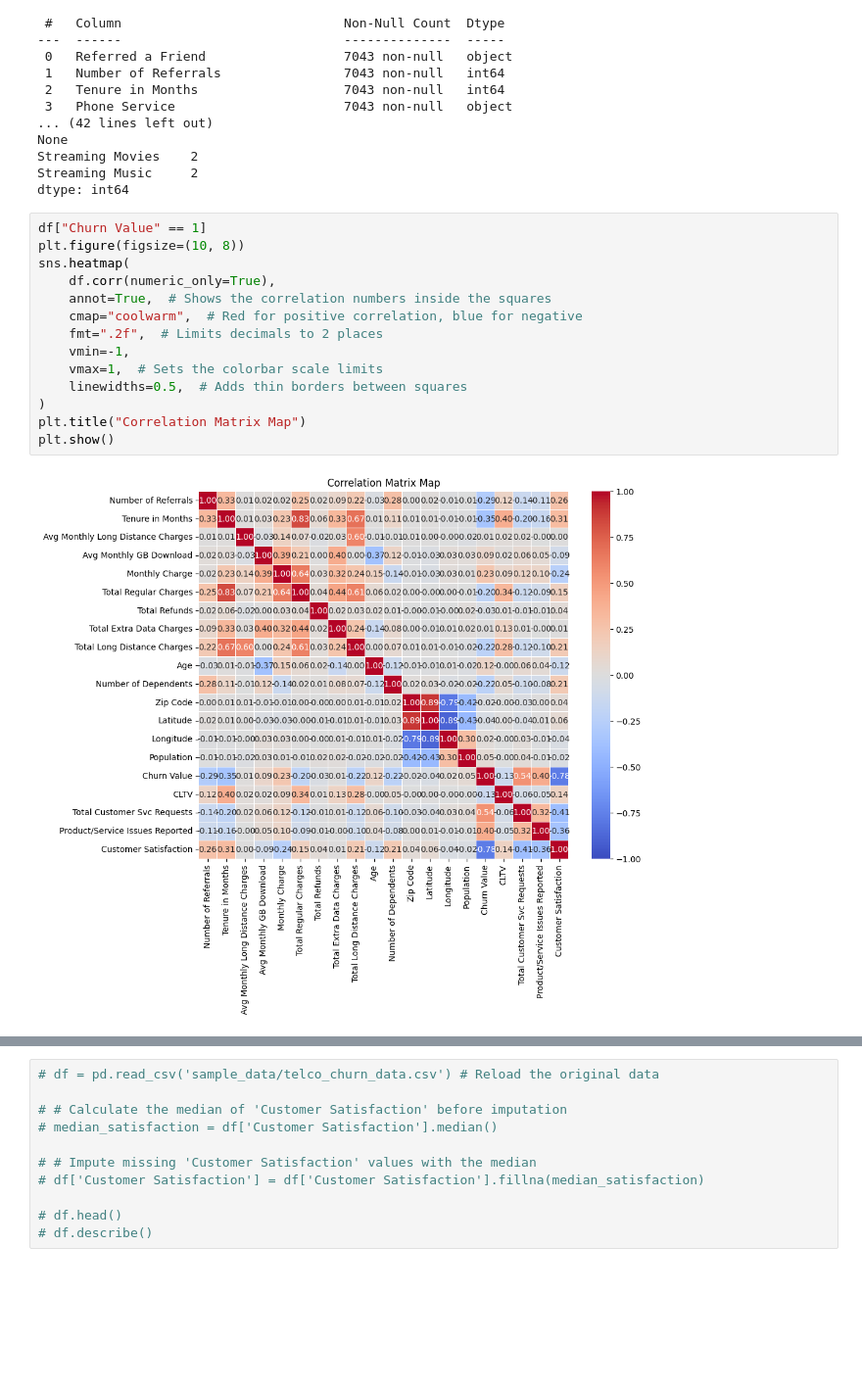
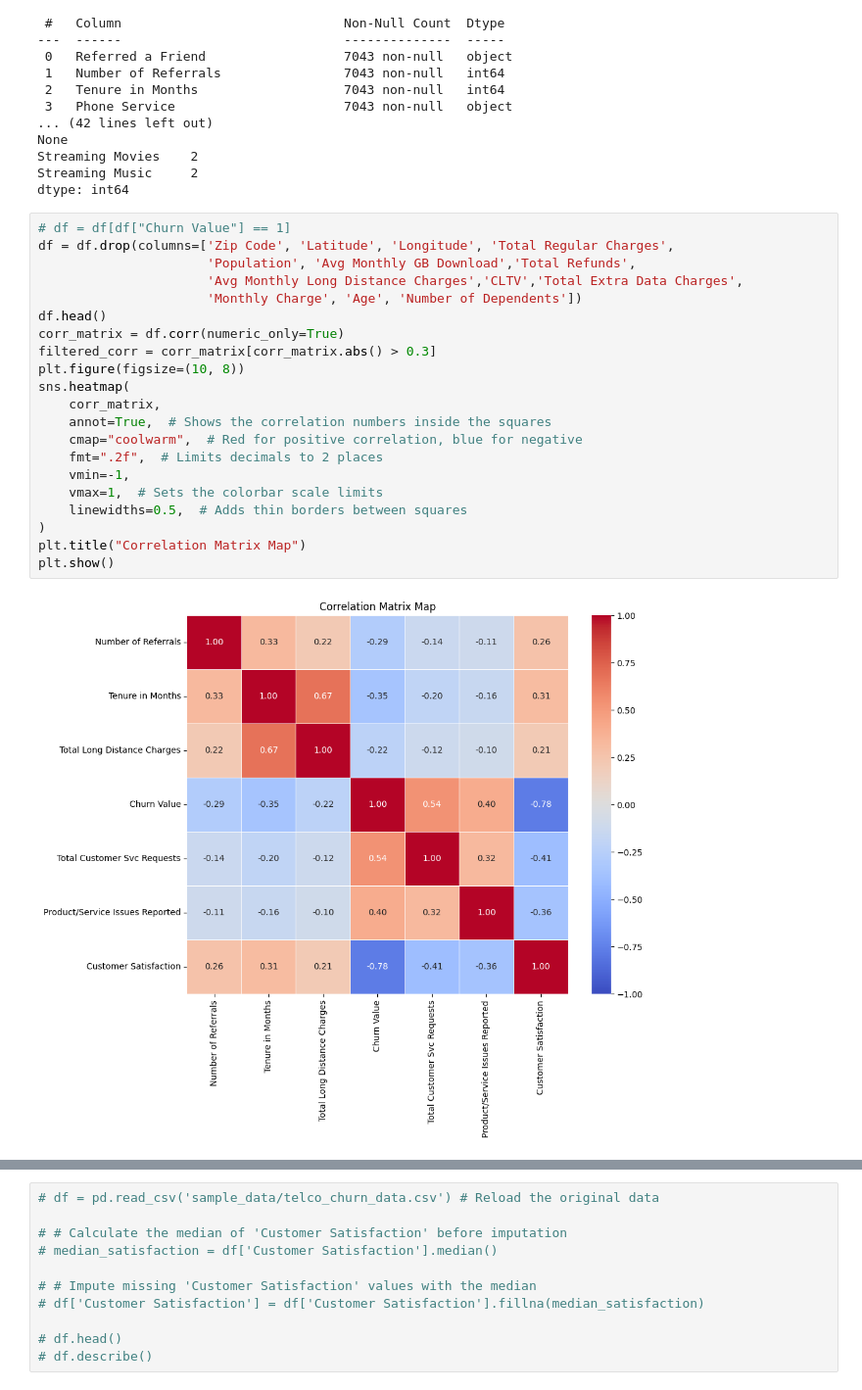
Before and after one commit to asit18/ai-ml, a Jupyter notebook: colab_activity6_2.ipynb, the cells around one changed output, grey strips where cells are left out. Shown at 98% size. Saved outputs shown, nothing was run; the diff lists cells and outputs as text; blank space fills up the shorter version.

```diff
--- a/colab_activity6_2.ipynb
+++ b/colab_activity6_2.ipynb
@@ -85,18 +85,25 @@ Streaming Movies    2
 Streaming Music     2
 dtype: int64
 # %%
-df["Churn Value" == 1]
+# df = df[df["Churn Value"] == 1]
+df = df.drop(columns=['Zip Code', 'Latitude', 'Longitude', 'Total Regular Charges',
+                      'Population', 'Avg Monthly GB Download','Total Refunds',
+                      'Avg Monthly Long Distance Charges','CLTV','Total Extra Data Charges',
+                      'Monthly Charge', 'Age', 'Number of Dependents'])
+df.head()
+corr_matrix = df.corr(numeric_only=True)
+filtered_corr = corr_matrix[corr_matrix.abs() > 0.3]
 plt.figure(figsize=(10, 8))
 sns.heatmap(
-    df.corr(numeric_only=True),
+    corr_matrix,
     annot=True,  # Shows the correlation numbers inside the squares
     cmap="coolwarm",  # Red for positive correlation, blue for negative
     fmt=".2f",  # Limits decimals to 2 places
     vmin=-1,
     vmax=1,  # Sets the colorbar scale limits
     linewidths=0.5,  # Adds thin borders between squares
 )
 plt.title("Correlation Matrix Map")
 plt.show()
 # %% [output]
-[figure, old version]
+[figure, new version]
```
Also changed, not shown: parts of 15 cells of this notebook.
